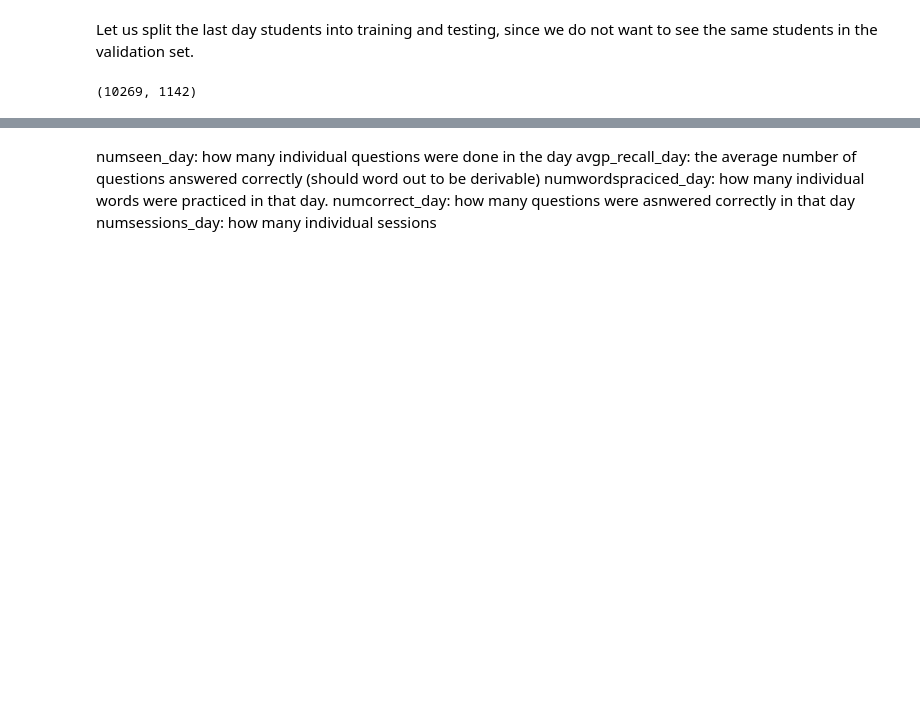
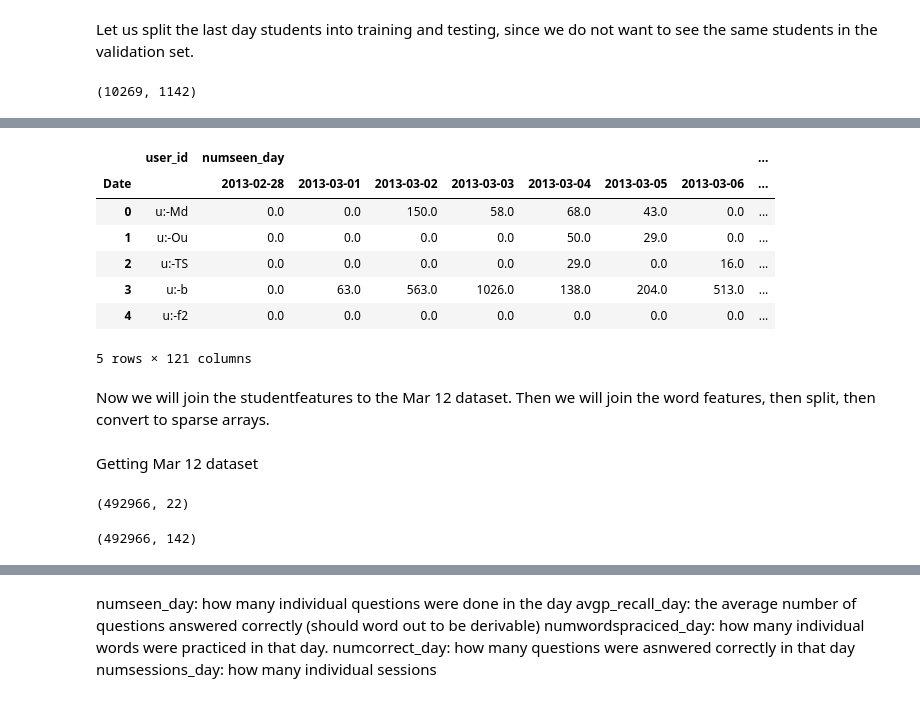
Before and after one commit to rts1988/Duolingo_spaced_repetition, a Jupyter notebook: Duolingo_studentfeatures.ipynb, the cells around one changed output, grey strips where cells are left out. Drawn from its saved outputs; the diff is of its cells as text; code cells hidden in the pictures; blank space fills up the shorter version.

Commit message:
added student features one hots,  joined

```diff
--- a/Duolingo_studentfeatures.ipynb
+++ b/Duolingo_studentfeatures.ipynb
@@ -485,0 +392,19 @@ NameError: ignored
+# %%
+userdates['duration'] = userdates['maxtimestamp'] - userdates['mintimestamp']
+# %%
+studentfeatures1 = userdates.transpose().stack().fillna(0)
+# %%
+studentfeatures2 = studentfeatures1.transpose()
+# %%
+studentfeatures2 = studentfeatures2.reset_index()
+# %%
+studentfeatures2.head()
+# %% [output]
+|  | user_id | numseen_day |  |  |  |  |  |  | ... |
+| Date |  | 2013-02-28 | 2013-03-01 | 2013-03-02 | 2013-03-03 | 2013-03-04 | 2013-03-05 | 2013-03-06 | ... |
+| 0 | u:-Md | 0.0 | 0.0 | 150.0 | 58.0 | 68.0 | 43.0 | 0.0 | ... |
+| 1 | u:-Ou | 0.0 | 0.0 | 0.0 | 0.0 | 50.0 | 29.0 | 0.0 | ... |
+| 2 | u:-TS | 0.0 | 0.0 | 0.0 | 0.0 | 29.0 | 0.0 | 16.0 | ... |
+| 3 | u:-b | 0.0 | 63.0 | 563.0 | 1026.0 | 138.0 | 204.0 | 513.0 | ... |
+| 4 | u:-f2 | 0.0 | 0.0 | 0.0 | 0.0 | 0.0 | 0.0 | 0.0 | ... |
+5 rows × 121 columns
@@ -485,0 +413,3 @@ NameError: ignored
+# %% [markdown]
+
+Now we will join the studentfeatures to the Mar 12 dataset. Then we will join the word features, then split, then convert to sparse arrays.
@@ -485,0 +418,2 @@ NameError: ignored
+# %% [markdown]
+Getting Mar 12 dataset
@@ -485,0 +422,4 @@ NameError: ignored
+# %%
+lastdayq2.shape
+# %% [output]
+(492966, 22)
@@ -485,0 +428,4 @@ NameError: ignored
+# %%
+lastdayq2wstfeatures.shape
+# %% [output]
+(492966, 142)
```
Also changed, not shown: parts of 34 cells of this notebook.
